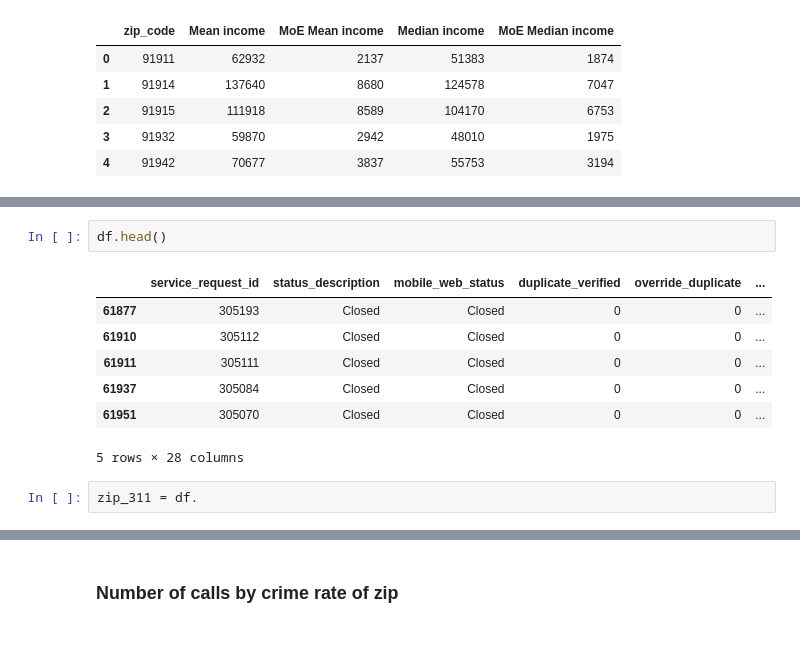
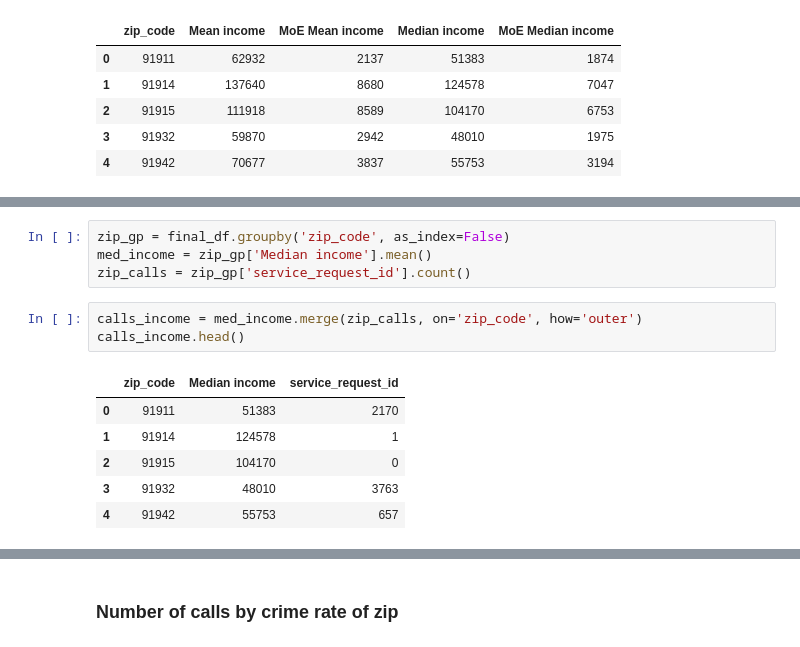
Before and after one commit to farhadOmidvar/311-San-Diego, a Jupyter notebook: notebooks/charts_all.ipynb, the cells around one changed output, grey strips where cells are left out. Cells and saved outputs as stored; diff of their text form.

```diff
--- a/notebooks/charts_all.ipynb
+++ b/notebooks/charts_all.ipynb
@@ -127,12 +137,14 @@ pop_income_df.head()
-# %%
-df.head()
-# %% [output]
-|  | service_request_id | status_description | mobile_web_status | duplicate_verified | override_duplicate | ... |
-| 61877 | 305193 | Closed | Closed | 0 | 0 | ... |
-| 61910 | 305112 | Closed | Closed | 0 | 0 | ... |
-| 61911 | 305111 | Closed | Closed | 0 | 0 | ... |
-| 61937 | 305084 | Closed | Closed | 0 | 0 | ... |
-| 61951 | 305070 | Closed | Closed | 0 | 0 | ... |
-5 rows × 28 columns
-# %%
-zip_311 = df.
+# %%
+zip_gp = final_df.groupby('zip_code', as_index=False)
+med_income = zip_gp['Median income'].mean()
+zip_calls = zip_gp['service_request_id'].count()
+# %%
+calls_income = med_income.merge(zip_calls, on='zip_code', how='outer')
+calls_income.head()
+# %% [output]
+|  | zip_code | Median income | service_request_id |
+| 0 | 91911 | 51383 | 2170 |
+| 1 | 91914 | 124578 | 1 |
+| 2 | 91915 | 104170 | 0 |
+| 3 | 91932 | 48010 | 3763 |
+| 4 | 91942 | 55753 | 657 |
```
Also changed, not shown: parts of 6 cells of this notebook.
